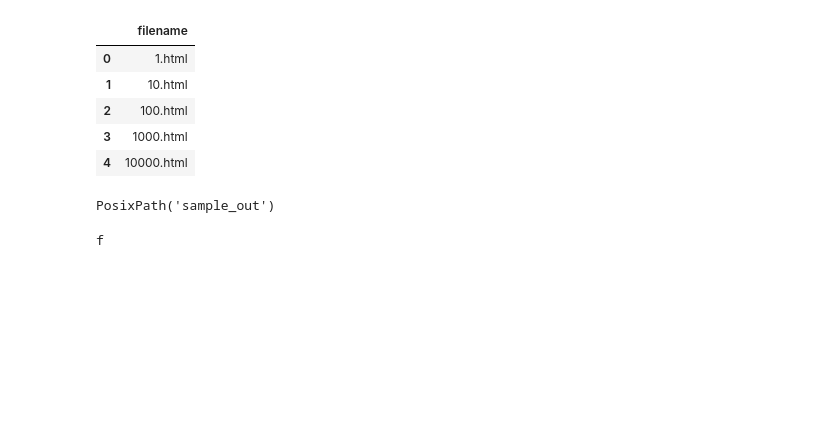
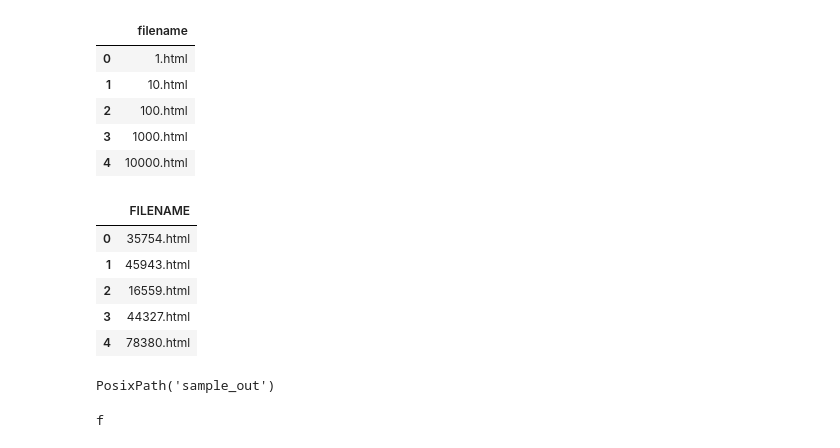
Before and after one commit to internetoftim/textparsing, a Jupyter notebook: Text Parsing Pipeline.ipynb, the cells around one changed output. Cells and saved outputs as stored; diff of their text form; code cells hidden in the pictures; blank space fills up the shorter version.

Commit message:
rerun

```diff
--- a/Text Parsing Pipeline.ipynb
+++ b/Text Parsing Pipeline.ipynb
@@ -138,16 +129,26 @@ out_file.to_csv('all_html.csv',encoding='utf-8')
 out_file.iloc[0]['filename']
 len(out_file)
 # %%
-out_file = pd.read_csv('/Users/lky/all_html.csv',names=['filename'])
+# out_file = pd.read_csv('/Users/lky/all_html.csv',names=['filename'])
+out_file = pd.read_csv('./all_html.csv',names=['filename'])
+
+out_rerun = pd.read_csv('./rerun_1031.csv')
-# %%
-out_file.head()
-# %% [output]
-|  | filename |
-| 0 | 1.html |
-| 1 | 10.html |
-| 2 | 100.html |
-| 3 | 1000.html |
-| 4 | 10000.html |
+# %%
+display(out_file.head())
+display(out_rerun.head())
+# %% [output]
+|  | filename |
+| 0 | 1.html |
+| 1 | 10.html |
+| 2 | 100.html |
+| 3 | 1000.html |
+| 4 | 10000.html |
+|  | FILENAME |
+| 0 | 35754.html |
+| 1 | 45943.html |
+| 2 | 16559.html |
+| 3 | 44327.html |
+| 4 | 78380.html |
 # %%
 output_folder = Path('./sample_out')
 output_folder_analyst = Path('./analyst_out')
```
Also changed, not shown: parts of 11 cells of this notebook.
